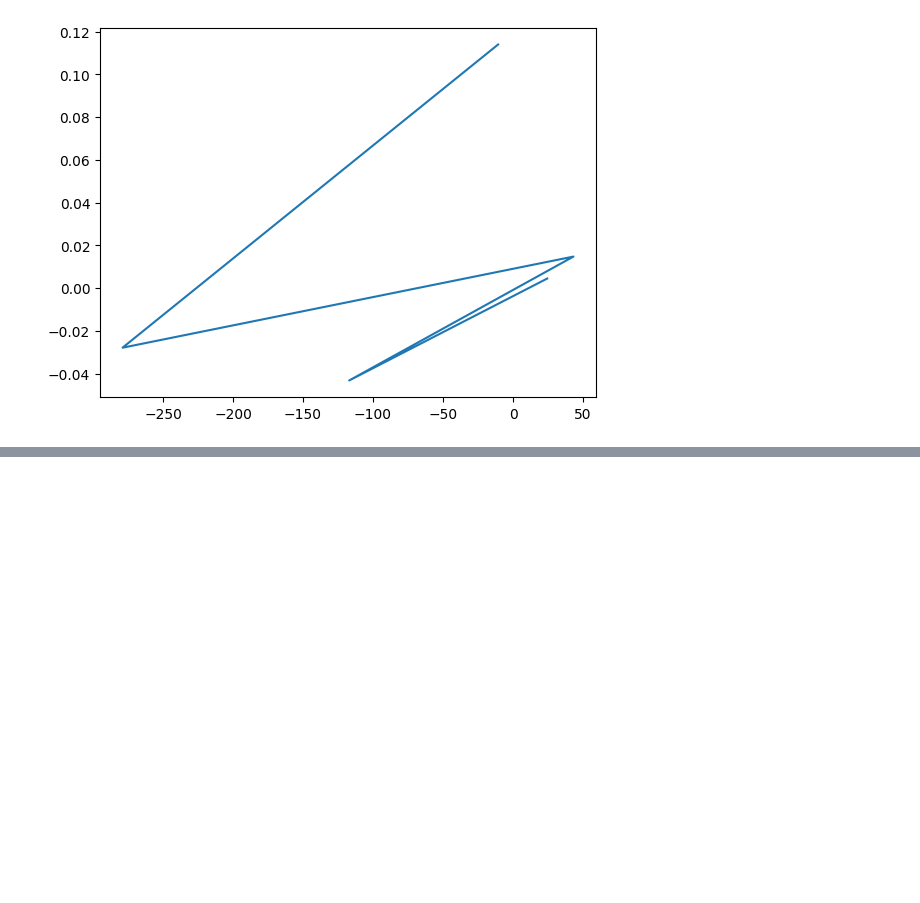
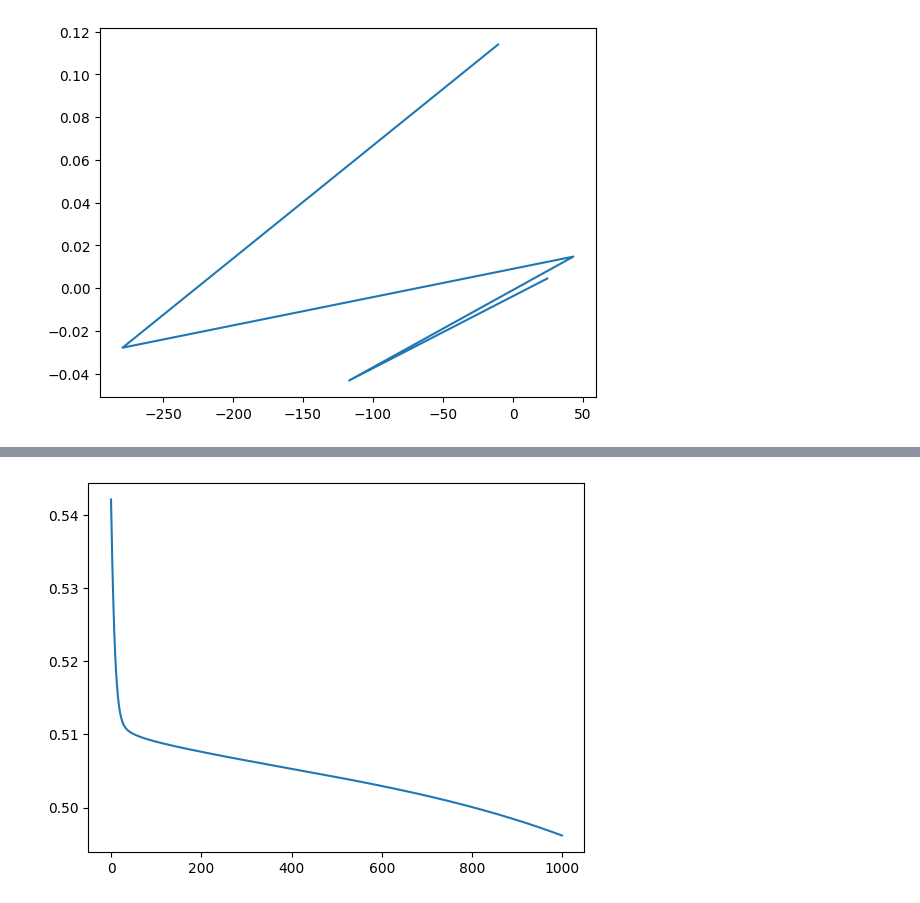
Before and after one commit to Munna-Prasad-Gupta/ML, a Jupyter notebook: Lab8.ipynb, the cells around one changed output, grey strips where cells are left out. Drawn from its saved outputs; the diff is of its cells as text; code cells hidden in the pictures; blank space fills up the shorter version.

```diff
--- a/Lab8.ipynb
+++ b/Lab8.ipynb
@@ -473,0 +489,94 @@ def mlnn(inp, out, v11, v12, v21, v22, w1, w2, alpha):
+# %%
+
+import matplotlib.pyplot as plt
+import numpy as np
+
+def sigmoid_act(x):
+    return 1 / (1 + np.exp(-x))
+
+def sigmoid_derivative(x):
+    return x * (1 - x)
+
+def sum_square_error(error_list):
+    return np.sum(np.square(error_list)) / 2
+
+def mlnn(inp, out, v11, v12, v21, v22, w1, w2, alpha):
+    total_error_in_each_epoch = []
+    total_error = 1
+
+    for epoch in range(1000):  # loop for epochs
+        if total_error <= 0.02:  # early stopping criterion
+            break
+        error_list = []
+
+        for idx, obs in enumerate(inp):  # loop through input examples
+            # Feedforward phase
+            # Hidden layer calculations
+            H1 = obs[0] * v11 + obs[1] * v21
+            s1 = sigmoid_act(H1)
+            H2 = obs[0] * v12 + obs[1] * v22
+            s2 = sigmoid_act(H2)
+
+            # Output layer calculation
+            O = s1 * w1 + s2 * w2
+            s = sigmoid_act(O)  # output of the network
+
+            # Error calculation
+            error = out[idx] - s
+            error_list.append(error)
+
+            # Backpropagation phase
+            # Output layer weight updates
+            delta_output = error * sigmoid_derivative(s)
+            w1 += alpha * delta_output * s1
+            w2 += alpha * delta_output * s2
+
+            # Hidden layer weight updates
+            delta_s1 = delta_output * w1 * sigmoid_derivative(s1)
+            delta_s2 = delta_output * w2 * sigmoid_derivative(s2)
+
+            v11 += alpha * delta_s1 * obs[0]
+            v21 += alpha * delta_s1 * obs[1]
+            v12 += alpha * delta_s2 * obs[0]
+            v22 += alpha * delta_s2 * obs[1]
+
+        # Calculate total error for this epoch
+        total_error = sum_square_error(error_list)
+        total_error_in_each_epoch.append(total_error)
+
+    return total_error_in_each_epoch, v11, v12, v21, v22, w1, w2,epoch  # return final weights and error log
+
+input = [[0,0],
+         [0,1],
+         [1,0],
+         [1,1]]
+
+output = [0,1,1,0]
+v11 = 0.5
+v12 = 0.7
+v21=-0.5
+v22 = -0.7
+
+w1 = 8
+w2 = -7
+alpha = 0.05
+
+total_error_for_each_epoch,v11, v12, v21, v22, w1, w2,epoch = mlnn(input,output,v11, v12, v21, v22, w1, w2, alpha)
+
+print(f"v11 ={v11} , v12 ={v12} ,v21 = {v21} , v22 ={v22} , w1 ={w1} , w2 = {w2} ,epoch = {epoch}")
+
+plt.plot(total_error_for_each_epoch)
+plt.show()
+# Testing
+
+test = [1,1]
+
+h1 = v11 * test[0] + v21 * test[1]
+s1 = sigmoid_act(h1)
+h2 = v12 * test[0] + v22 * test[1]
+s2 = sigmoid_act(h2)
+
+h3 = s1 * w1 + s2 * w2
+out = sigmoid_act(h3)
+print(out)
+# %% [output]
@@ -473,0 +584 @@ def mlnn(inp, out, v11, v12, v21, v22, w1, w2, alpha):
+[figure, added]
```
Also changed, not shown: parts of 3 cells of this notebook.
